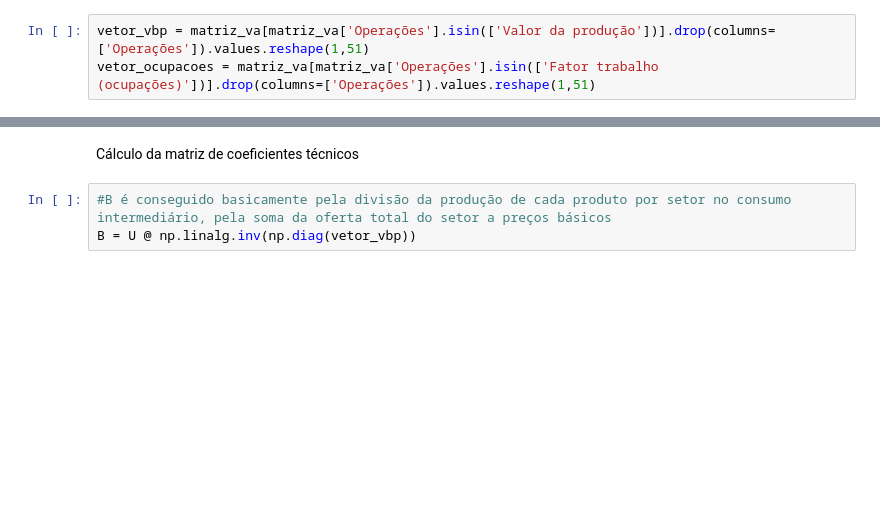
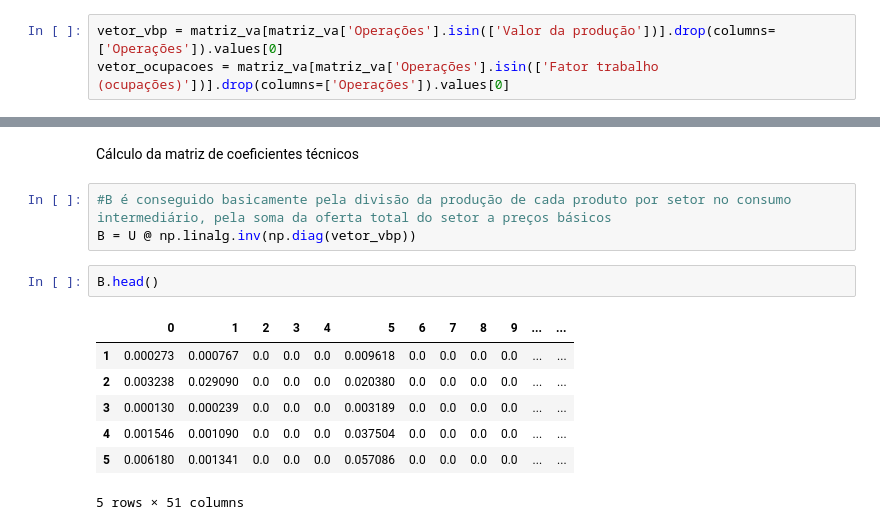
Before and after one commit to amiltonmendes/analise_insumo_produto, a Jupyter notebook: Exercício 1.ipynb, the cells around one changed output, grey strips where cells are left out. Cells and saved outputs as stored; diff of their text form; blank space fills up the shorter version.

```diff
--- a/Exercício 1.ipynb
+++ b/Exercício 1.ipynb
@@ -355,8 +355,8 @@ array(['Valor adicionado bruto ( PIB )', 'Remunerações', '   Salários',
        'Outros impostos sobre a produção', 'Outros subsídios à produção',
        'Valor da produção', 'Fator trabalho (ocupações)'], dtype=object)
 # %%
-vetor_vbp = matriz_va[matriz_va['Operações'].isin(['Valor da produção'])].drop(columns=['Operações']).values.reshape(1,51)
-vetor_ocupacoes = matriz_va[matriz_va['Operações'].isin(['Fator trabalho (ocupações)'])].drop(columns=['Operações']).values.reshape(1,51)
+vetor_vbp = matriz_va[matriz_va['Operações'].isin(['Valor da produção'])].drop(columns=['Operações']).values[0]
+vetor_ocupacoes = matriz_va[matriz_va['Operações'].isin(['Fator trabalho (ocupações)'])].drop(columns=['Operações']).values[0]
 # %%
 #Consumo intermediário por fatores
 U = consumo_intermediario_fatores.iloc[:,0:51]
@@ -367,4 +367,14 @@ Cálculo da matriz de coeficientes técnicos
 # %%
 #B é conseguido basicamente pela divisão da produção de cada produto por setor no consumo intermediário, pela soma da oferta total do setor a preços básicos
 B = U @ np.linalg.inv(np.diag(vetor_vbp))
+# %%
+B.head()
+# %% [output]
+|  | 0 | 1 | 2 | 3 | 4 | 5 | 6 | 7 | 8 | 9 | ... | ... |
+| 1 | 0.000273 | 0.000767 | 0.0 | 0.0 | 0.0 | 0.009618 | 0.0 | 0.0 | 0.0 | 0.0 | ... | ... |
+| 2 | 0.003238 | 0.029090 | 0.0 | 0.0 | 0.0 | 0.020380 | 0.0 | 0.0 | 0.0 | 0.0 | ... | ... |
+| 3 | 0.000130 | 0.000239 | 0.0 | 0.0 | 0.0 | 0.003189 | 0.0 | 0.0 | 0.0 | 0.0 | ... | ... |
+| 4 | 0.001546 | 0.001090 | 0.0 | 0.0 | 0.0 | 0.037504 | 0.0 | 0.0 | 0.0 | 0.0 | ... | ... |
+| 5 | 0.006180 | 0.001341 | 0.0 | 0.0 | 0.0 | 0.057086 | 0.0 | 0.0 | 0.0 | 0.0 | ... | ... |
+5 rows × 51 columns
 # %%
```
Also changed, not shown: parts of 1 cell of this notebook.
